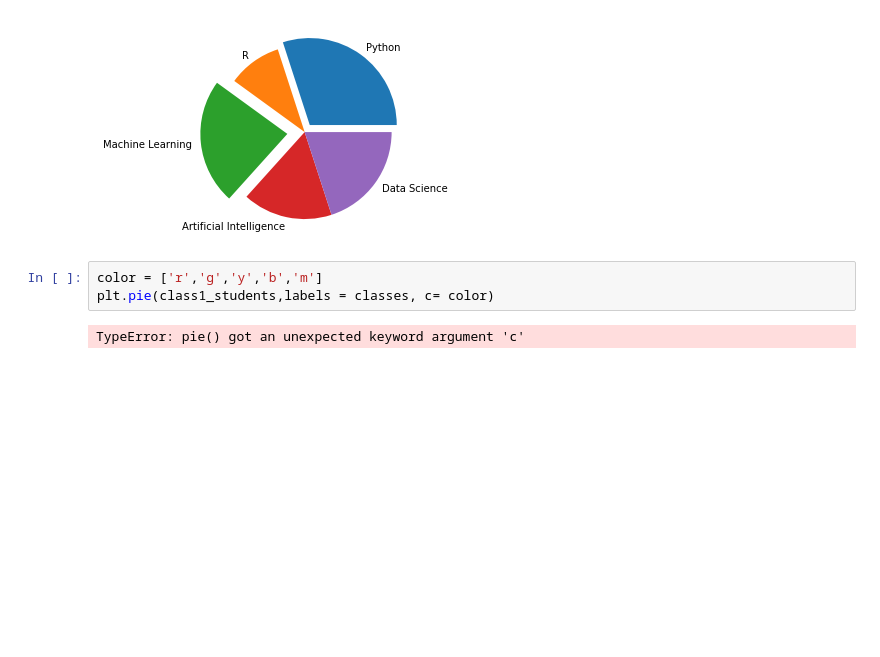
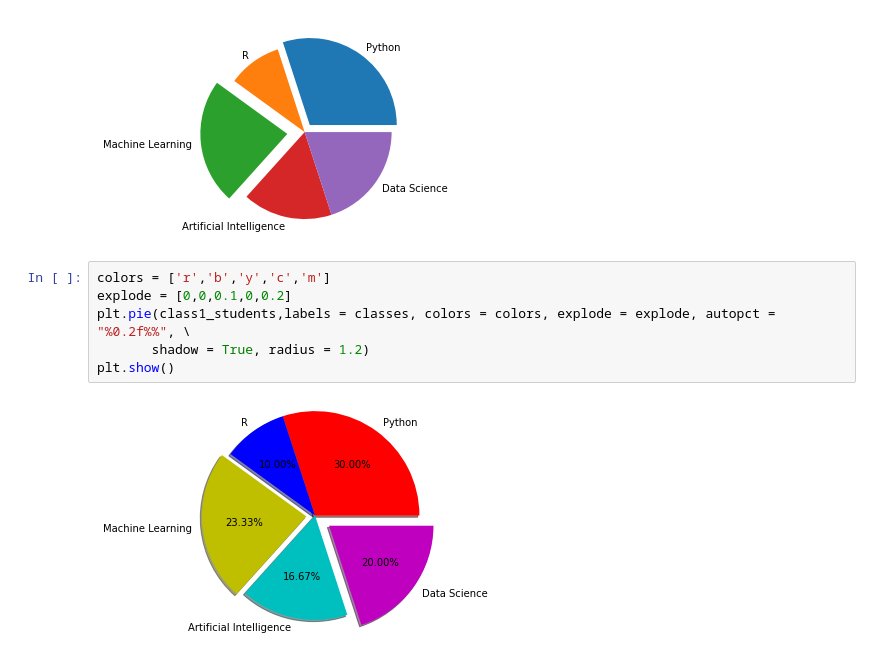
Before and after one commit to realabhishekrai/Matplotlib, a Jupyter notebook: Matplotlib Practice/5 - Pie Chart.ipynb, the cells around one changed output. Drawn from its saved outputs; the diff is of its cells as text; blank space fills up the shorter version.

```diff
--- a/Matplotlib Practice/5 - Pie Chart.ipynb
+++ b/Matplotlib Practice/5 - Pie Chart.ipynb
@@ -21,8 +21,11 @@ plt.pie(class1_students, labels = classes, explode = explode)
 plt.show()
 # %% [output]
 [figure]
-# %%
-color = ['r','g','y','b','m']
-plt.pie(class1_students,labels = classes, c= color)
-# %% [output]
-TypeError: pie() got an unexpected keyword argument 'c'
+# %%
+colors = ['r','b','y','c','m']
+explode = [0,0,0.1,0,0.2]
+plt.pie(class1_students,labels = classes, colors = colors, explode = explode, autopct = "%0.2f%%", \
+       shadow = True, radius = 1.2)
+plt.show()
+# %% [output]
+[figure, added]
```
Also changed, not shown: parts of 6 cells of this notebook.
